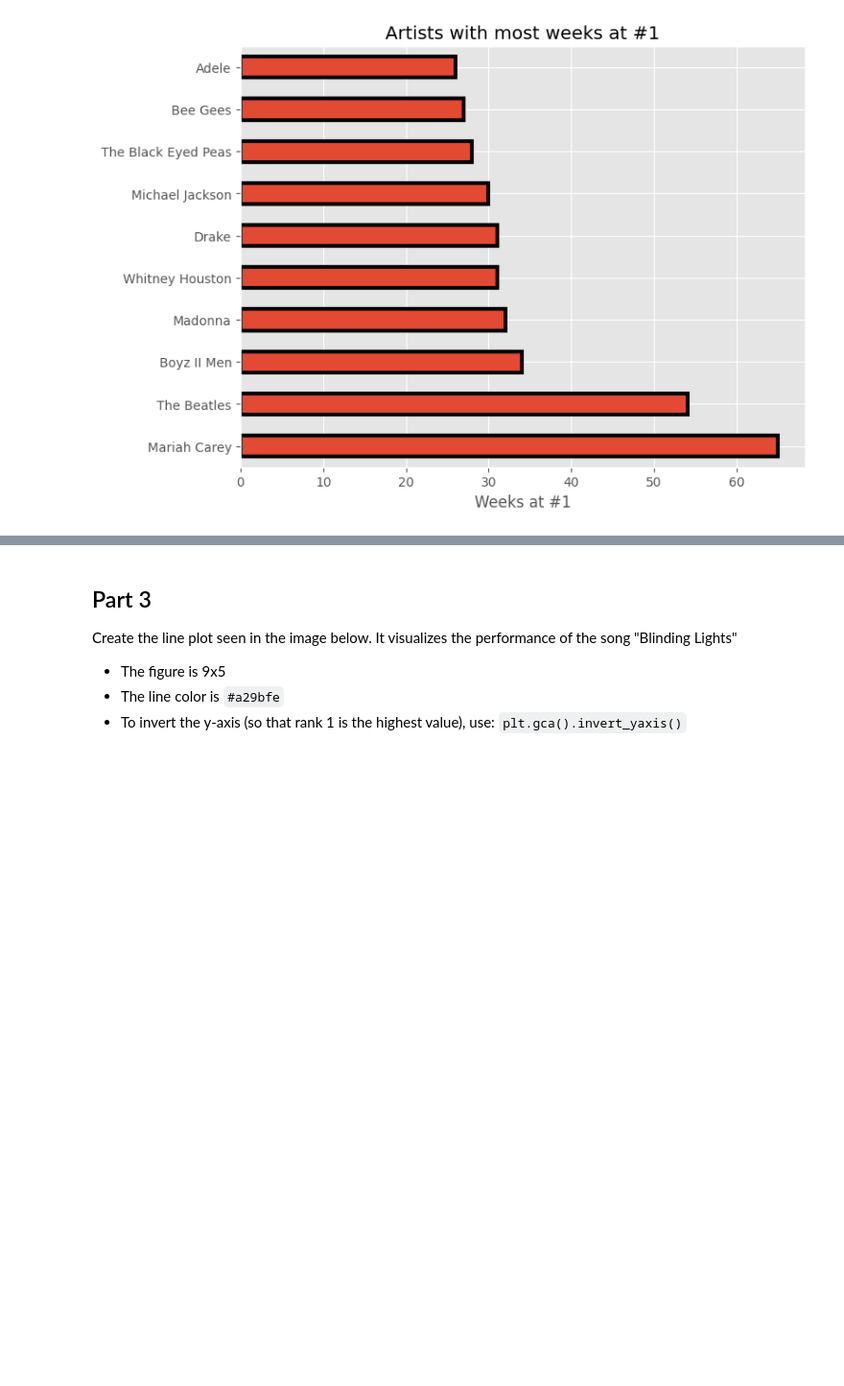
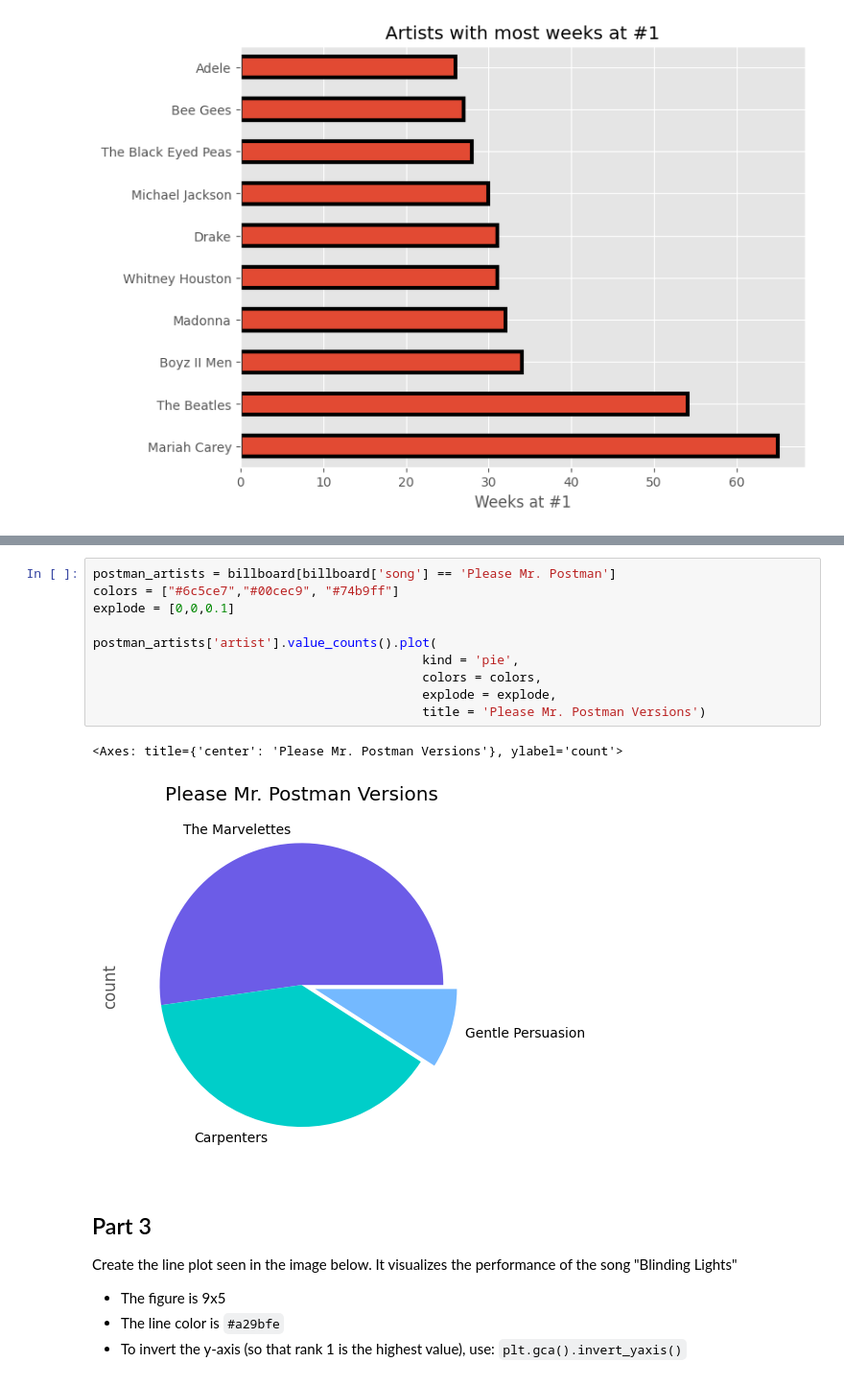
Before and after one commit to harshitgupta240197/Python, a Jupyter notebook: Pandas + Matplotlib/Exercise/EXERCISE_12_Pandas_Plotting.ipynb, the cells around one changed output, grey strips where cells are left out. Shown at 96% size. Drawn from its saved outputs; the diff is of its cells as text; blank space fills up the shorter version.

Commit message:
Exercise on Pandas Pie Chart completed

```diff
--- a/Pandas + Matplotlib/Exercise/EXERCISE_12_Pandas_Plotting.ipynb
+++ b/Pandas + Matplotlib/Exercise/EXERCISE_12_Pandas_Plotting.ipynb
@@ -96,3 +102,16 @@ NameError: name 'billboard' is not defined
+# %%
+postman_artists = billboard[billboard['song'] == 'Please Mr. Postman']
+colors = ["#6c5ce7","#00cec9", "#74b9ff"]
+explode = [0,0,0.1]
+
+postman_artists['artist'].value_counts().plot(
+                                            kind = 'pie',
+                                            colors = colors,
+                                            explode = explode,
+                                            title = 'Please Mr. Postman Versions')
+# %% [output]
+<Axes: title={'center': 'Please Mr. Postman Versions'}, ylabel='count'>
+[figure, added]
 # %% [markdown]
 ## Part 3
 Create the line plot seen in the image below. It visualizes the performance of the song "Blinding Lights"
```
Also changed, not shown: parts of 1 cell of this notebook.
